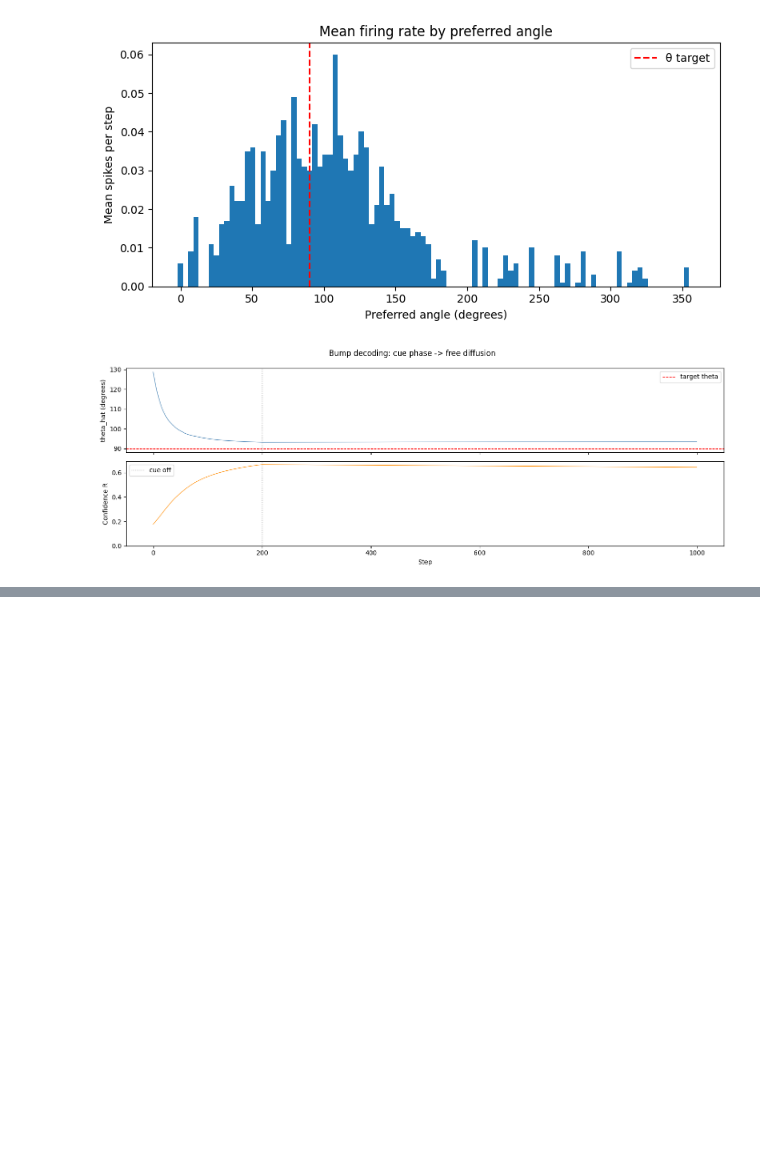
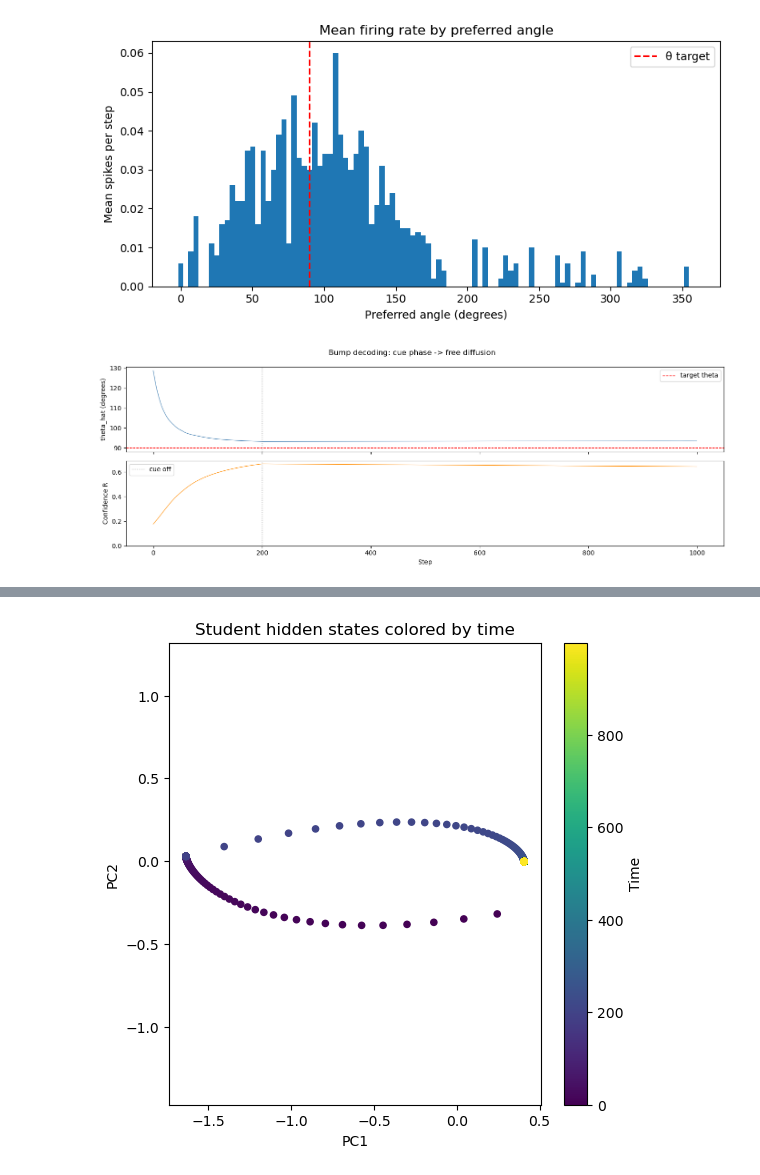
Before and after one commit to yotam180/ring-attractor-project, a Jupyter notebook: notebooks/02_spike_collection.ipynb, the cells around one changed output, grey strips where cells are left out. Cells and saved outputs as stored; diff of their text form; code cells hidden in the pictures; blank space fills up the shorter version.

```diff
--- a/notebooks/02_spike_collection.ipynb
+++ b/notebooks/02_spike_collection.ipynb
@@ -278,0 +488,11 @@ NameError: name 'T_BIN' is not defined
+# %%
+plt.figure(figsize=(6, 6))
+sc = plt.scatter(h_pca[:, 0], h_pca[:, 1], c=np.arange(len(h_pca)), cmap="viridis", s=20)
+plt.xlabel("PC1")
+plt.ylabel("PC2")
+plt.title("Student hidden states colored by time")
+plt.axis("equal")
+plt.colorbar(sc, label="Time")
+plt.show()
+# %% [output]
+[figure, added]
```
Also changed, not shown: parts of 21 cells of this notebook.
